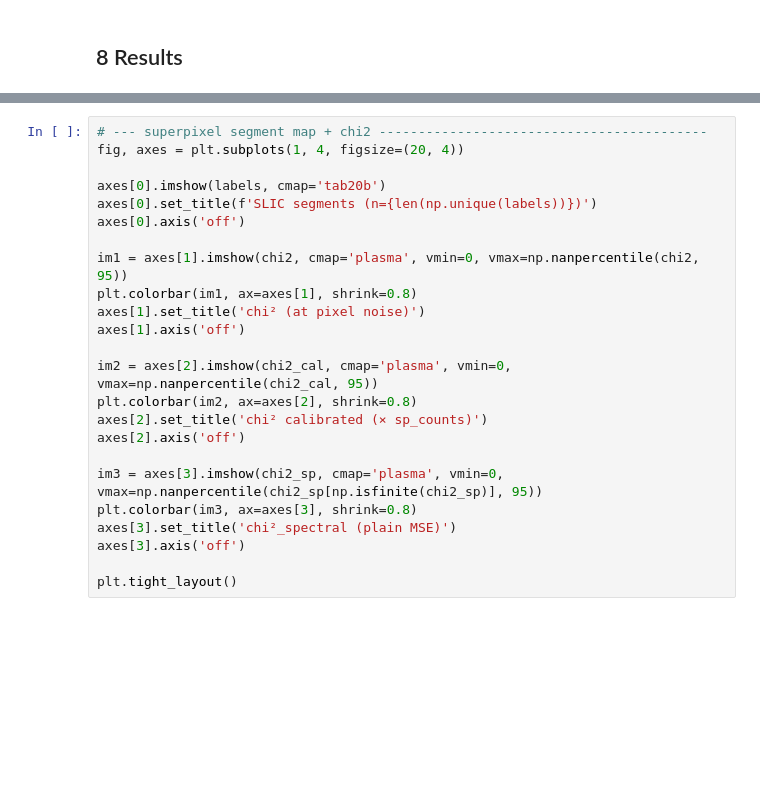
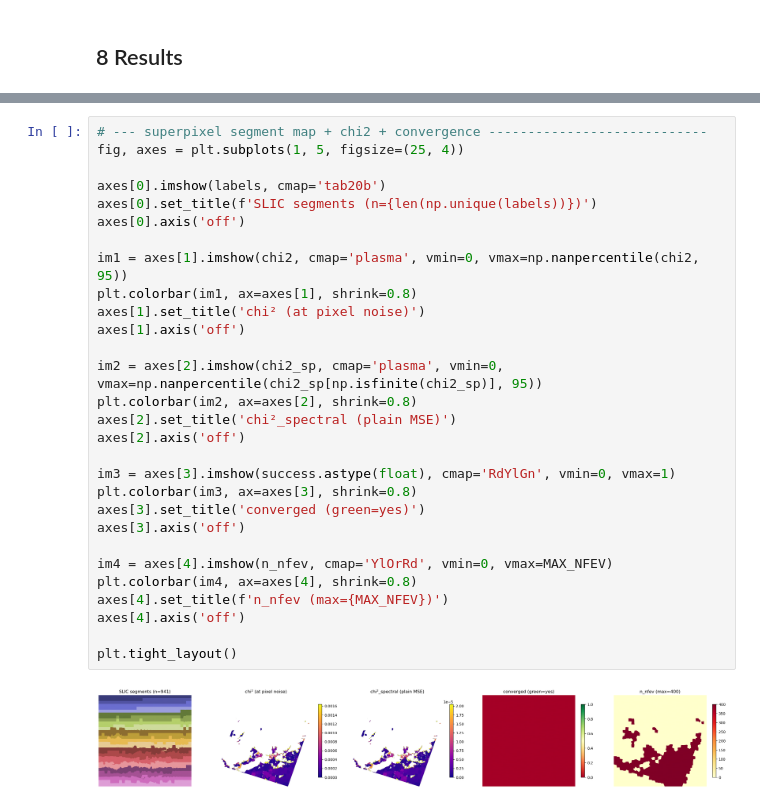
Before and after one commit to CMLandOcean/bio_optics, a Jupyter notebook: notebooks/15_lmfit_superpixel_bi.ipynb, the cells around one changed output, grey strips where cells are left out. Drawn from its saved outputs; the diff is of its cells as text; blank space fills up the shorter version.

```diff
--- a/notebooks/15_lmfit_superpixel_bi.ipynb
+++ b/notebooks/15_lmfit_superpixel_bi.ipynb
@@ -212,25 +296,32 @@ plt.tight_layout()
 # %%
-# --- superpixel segment map + chi2 ------------------------------------------
-fig, axes = plt.subplots(1, 4, figsize=(20, 4))
+# --- superpixel segment map + chi2 + convergence ----------------------------
+fig, axes = plt.subplots(1, 5, figsize=(25, 4))
 
 axes[0].imshow(labels, cmap='tab20b')
 axes[0].set_title(f'SLIC segments (n={len(np.unique(labels))})')
 axes[0].axis('off')
 
 im1 = axes[1].imshow(chi2, cmap='plasma', vmin=0, vmax=np.nanpercentile(chi2, 95))
 plt.colorbar(im1, ax=axes[1], shrink=0.8)
 axes[1].set_title('chi² (at pixel noise)')
 axes[1].axis('off')
 
-im2 = axes[2].imshow(chi2_cal, cmap='plasma', vmin=0, vmax=np.nanpercentile(chi2_cal, 95))
+im2 = axes[2].imshow(chi2_sp, cmap='plasma', vmin=0, vmax=np.nanpercentile(chi2_sp[np.isfinite(chi2_sp)], 95))
 plt.colorbar(im2, ax=axes[2], shrink=0.8)
-axes[2].set_title('chi² calibrated (× sp_counts)')
+axes[2].set_title('chi²_spectral (plain MSE)')
 axes[2].axis('off')
 
-im3 = axes[3].imshow(chi2_sp, cmap='plasma', vmin=0, vmax=np.nanpercentile(chi2_sp[np.isfinite(chi2_sp)], 95))
+im3 = axes[3].imshow(success.astype(float), cmap='RdYlGn', vmin=0, vmax=1)
 plt.colorbar(im3, ax=axes[3], shrink=0.8)
-axes[3].set_title('chi²_spectral (plain MSE)')
+axes[3].set_title('converged (green=yes)')
 axes[3].axis('off')
 
+im4 = axes[4].imshow(n_nfev, cmap='YlOrRd', vmin=0, vmax=MAX_NFEV)
+plt.colorbar(im4, ax=axes[4], shrink=0.8)
+axes[4].set_title(f'n_nfev (max={MAX_NFEV})')
+axes[4].axis('off')
+
 plt.tight_layout()
+# %% [output]
+[figure, added]
 # %%
```
Also changed, not shown: parts of 15 cells of this notebook.
